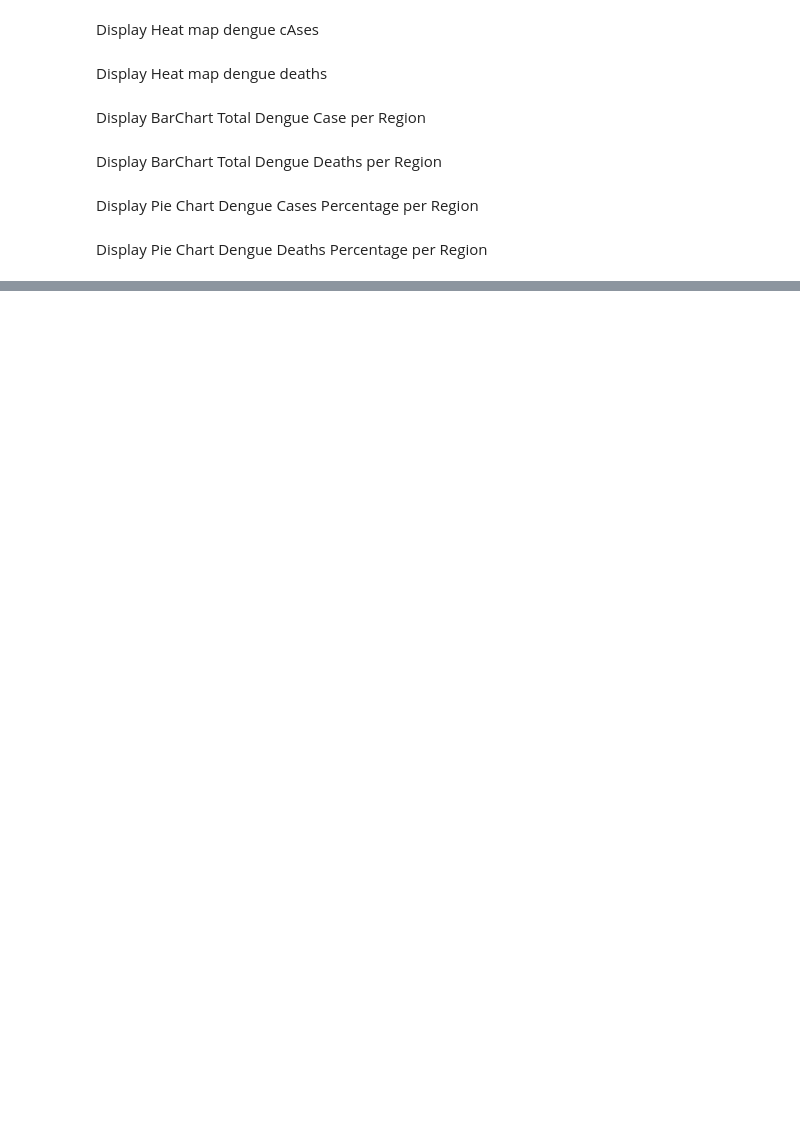
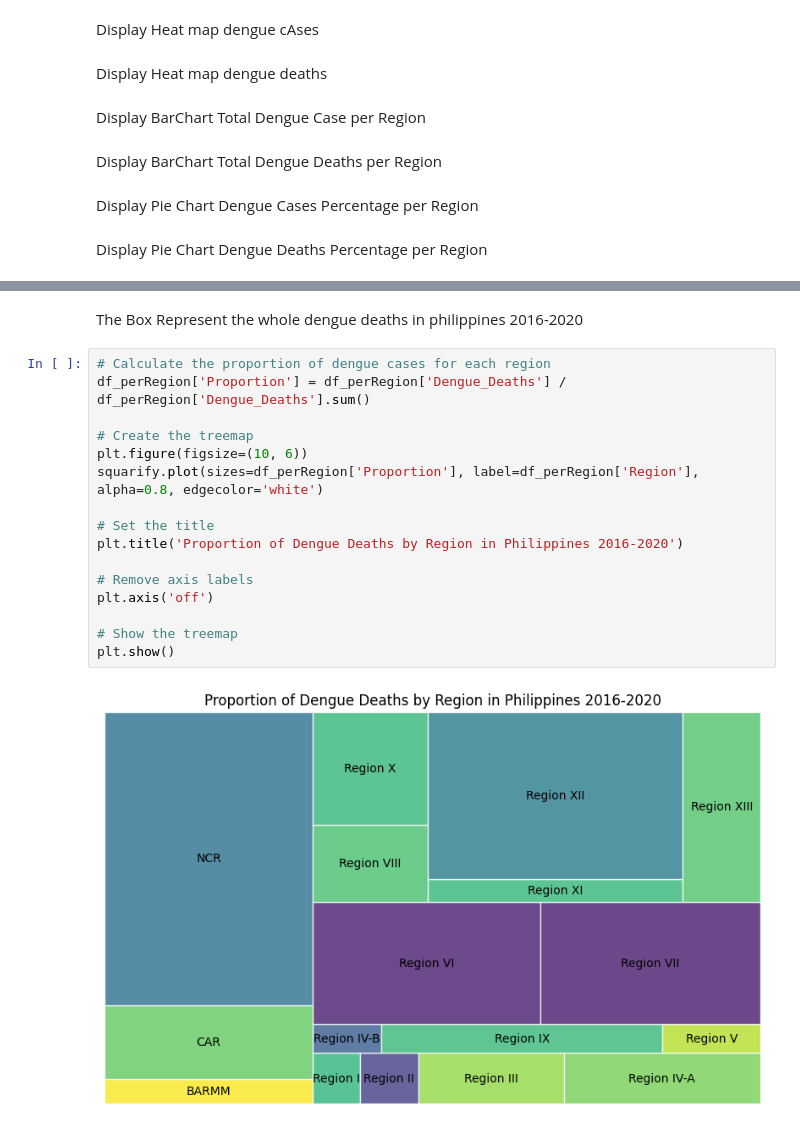
Before and after one commit to dambear/ITBA3203-PROJECT, a Jupyter notebook: dengue.ipynb, the cells around one changed output, grey strips where cells are left out. Drawn from its saved outputs; the diff is of its cells as text; blank space fills up the shorter version.

```diff
--- a/dengue.ipynb
+++ b/dengue.ipynb
@@ -138,0 +138,20 @@ plt.show()
+# %% [markdown]
+The Box Represent the whole dengue deaths in philippines 2016-2020
+# %%
+# Calculate the proportion of dengue cases for each region
+df_perRegion['Proportion'] = df_perRegion['Dengue_Deaths'] / df_perRegion['Dengue_Deaths'].sum()
+
+# Create the treemap
+plt.figure(figsize=(10, 6))
+squarify.plot(sizes=df_perRegion['Proportion'], label=df_perRegion['Region'], alpha=0.8, edgecolor='white')
+
+# Set the title
+plt.title('Proportion of Dengue Deaths by Region in Philippines 2016-2020')
+
+# Remove axis labels
+plt.axis('off')
+
+# Show the treemap
+plt.show()
+# %% [output]
+[figure, added]
```
Also changed, not shown: parts of 2 cells of this notebook.
